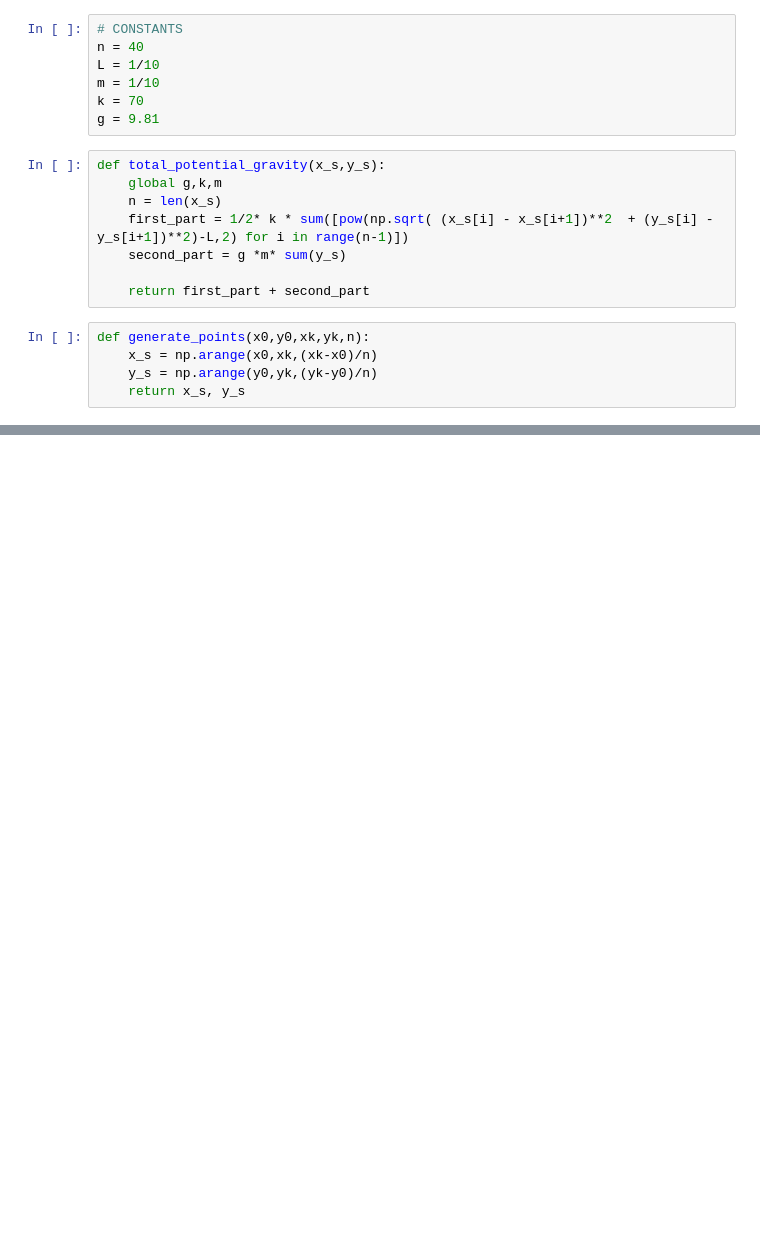
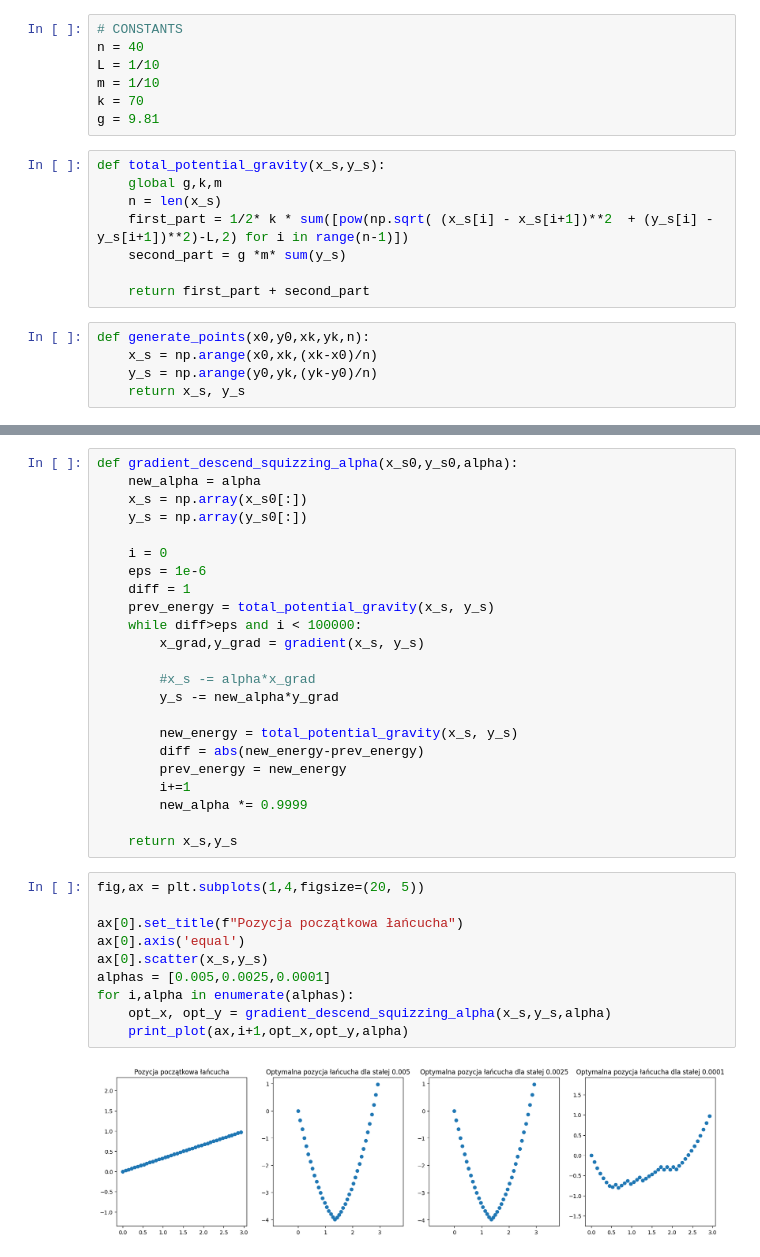
Before and after one commit to Szymbuk/MOWNIT, a Jupyter notebook: lab11/ex2.ipynb, the cells around one changed output, grey strips where cells are left out. Cells and saved outputs as stored; diff of their text form; blank space fills up the shorter version.

```diff
--- a/lab11/ex2.ipynb
+++ b/lab11/ex2.ipynb
@@ -68,0 +146,35 @@ print(y_grad)
+# %%
+def gradient_descend_squizzing_alpha(x_s0,y_s0,alpha):
+    new_alpha = alpha
+    x_s = np.array(x_s0[:])
+    y_s = np.array(y_s0[:])
+
+    i = 0
+    eps = 1e-6
+    diff = 1
+    prev_energy = total_potential_gravity(x_s, y_s)
+    while diff>eps and i < 100000:
+        x_grad,y_grad = gradient(x_s, y_s)
+
+        #x_s -= alpha*x_grad
+        y_s -= new_alpha*y_grad
+
+        new_energy = total_potential_gravity(x_s, y_s)
+        diff = abs(new_energy-prev_energy)
+        prev_energy = new_energy
+        i+=1
+        new_alpha *= 0.9999
+
+    return x_s,y_s
+# %%
+fig,ax = plt.subplots(1,4,figsize=(20, 5))
+
+ax[0].set_title(f"Pozycja początkowa łańcucha")
+ax[0].axis('equal')
+ax[0].scatter(x_s,y_s)
+alphas = [0.005,0.0025,0.0001]
+for i,alpha in enumerate(alphas):
+    opt_x, opt_y = gradient_descend_squizzing_alpha(x_s,y_s,alpha)
+    print_plot(ax,i+1,opt_x,opt_y,alpha)
+# %% [output]
+[figure, added]
```
Also changed, not shown: parts of 11 cells of this notebook.
